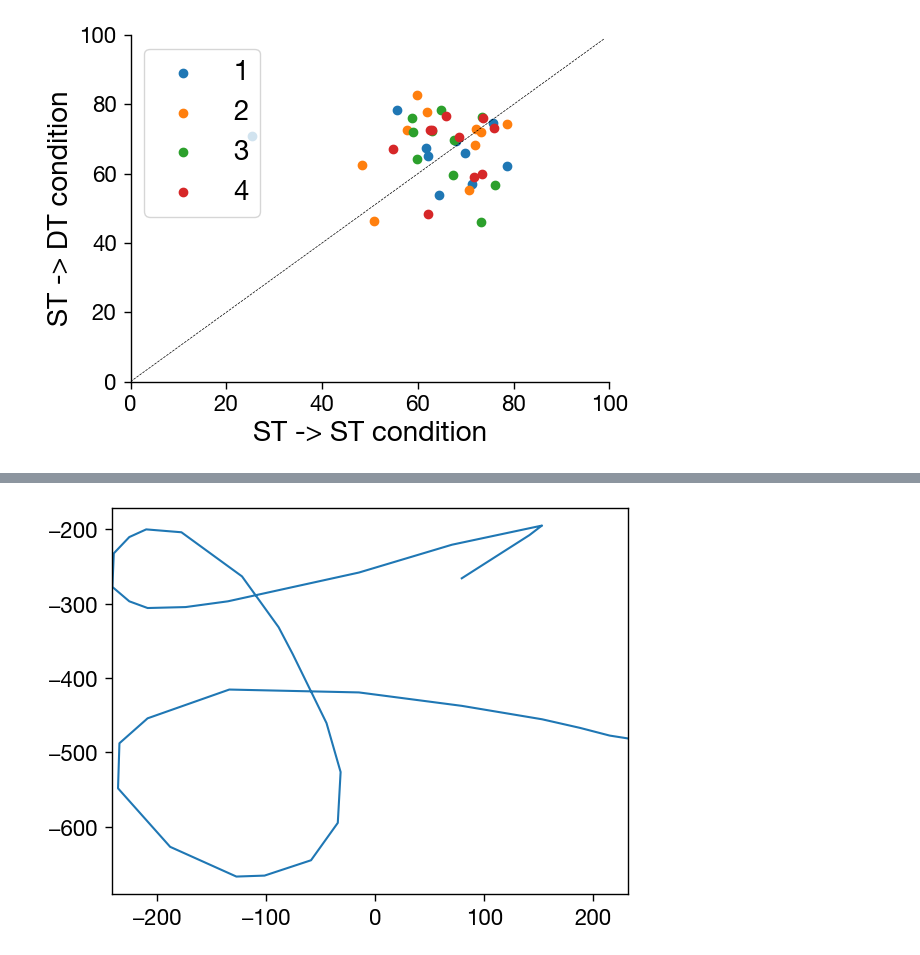
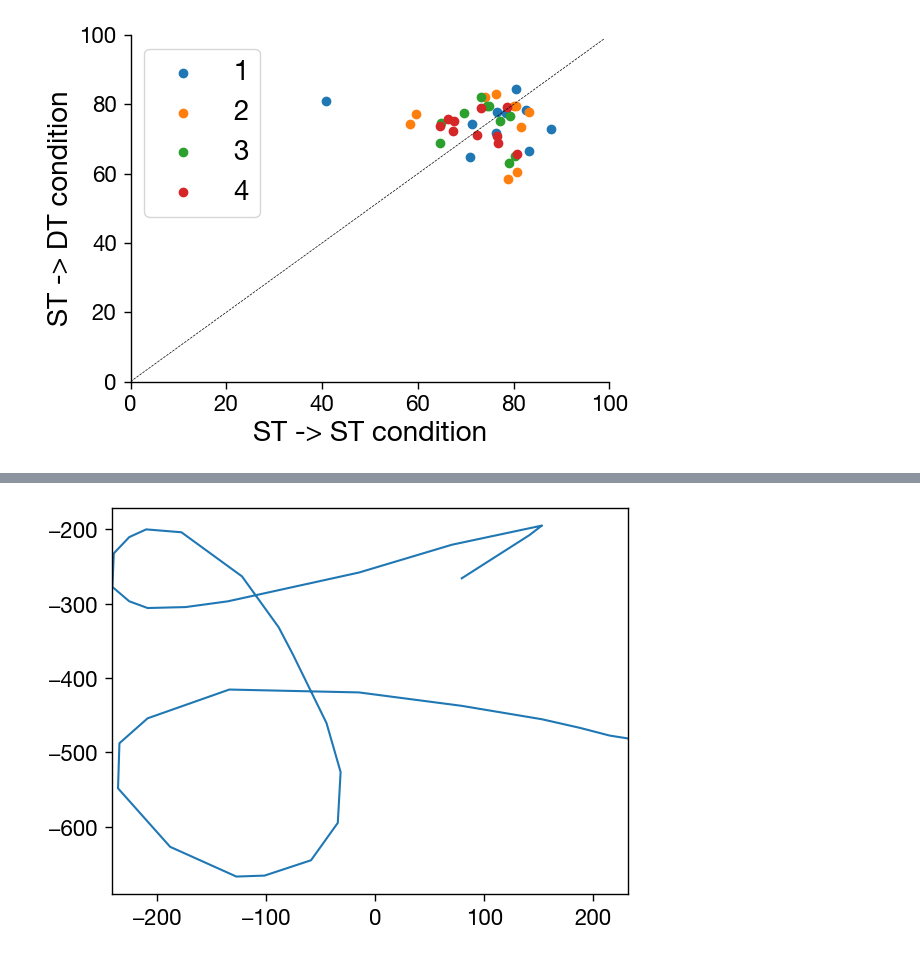
Before and after one commit to lzil/intentional-patterns, a Jupyter notebook: analysis/look_v2.ipynb, the cells around one changed output, grey strips where cells are left out. Saved outputs shown, nothing was run; the diff lists cells and outputs as text; code cells hidden in the pictures.

Commit message:
Mostly complete v3_tablet task, new figures

```diff
--- a/analysis/look_v2.ipynb
+++ b/analysis/look_v2.ipynb
@@ -100,0 +173,25 @@ NameError: name 'difs' is not defined
+# %%
+for i in range(1,5):
+    uz1 = np.asarray(list(zip(*pdata_stats_c1_p3[i]))).flatten()
+    uz2 = np.asarray(list(zip(*pdata_stats_c2_p3[i]))).flatten()
+    uz1_mean = np.mean(uz1)
+    uz2_mean = np.mean(uz2)
+    uz1_ints = st.norm.interval(confidence=0.90,
+                 loc=np.mean(uz1),
+                 scale=st.sem(uz1))
+    uz2_ints = st.norm.interval(confidence=0.90,
+                 loc=np.mean(uz2),
+                 scale=st.sem(uz2))
+    plt.errorbar(uz1_mean, uz2_mean,
+                 xerr=np.asarray([uz1_mean - uz1_ints[0], uz1_ints[1] - uz1_mean]).reshape(2,1),
+                 yerr=np.asarray([uz2_mean - uz2_ints[0], uz2_ints[1] - uz2_mean]).reshape(2,1),
+                 capsize=5, marker='o', label=i)
+
+plt.xlim([0,400])
+plt.ylim([0,400])
+plt.xlabel('c1 frechet distance')
+plt.ylabel('c2 frechet distance')
+plt.legend()
+plt.plot(np.arange(400), np.arange(400), lw=.5, ls='--', c='black')
+fig_format.hide_frame(plt.gca())
+plt.show()
@@ -100,0 +254,14 @@ NameError: name 'difs' is not defined
+# %%
+for i in range(1,5):
+  uz1 = list(zip(*pdata_stats_c1[i]))
+  uz2 = list(zip(*pdata_stats_c2[i]))
+  plt.scatter(uz1[0], uz2[0], label=i)
+
+plt.xlim([0,400])
+plt.ylim([0,400])
+plt.xlabel('c1 frechet distance')
+plt.ylabel('c2 frechet distance')
+plt.plot(np.arange(400), np.arange(400), lw=.5, ls='--', c='black')
+plt.legend()
+fig_format.hide_frame(plt.gca())
+plt.show()
@@ -101,21 +270,21 @@ NameError: name 'difs' is not defined
 # %%
 # 0 is learn
 # 1 is st/dt
 # 2 is test
 # 3 is bonus
 
 for i in range(1,5):
-  uz2 = list(zip(*difs_c1[i]))
-  uz1 = list(zip(*difs_c2[i]))
-  plt.scatter(uz1[3], uz2[3], label=i)
+    uz1 = list(zip(*difs_c1[i]))
+    uz2 = list(zip(*difs_c2[i]))
+    plt.scatter(uz1[1], uz2[1], label=i)
 
 plt.xlim([0,100])
 plt.ylim([0,100])
 plt.xlabel('ST -> ST condition')
 plt.ylabel('ST -> DT condition')
 plt.plot(np.arange(100), np.arange(100), lw=.5, ls='--', c='black')
 plt.legend()
 fig_format.hide_frame(plt.gca())
 plt.show()
 # %% [output]
-[figure, old version]
+[figure, new version]
```
Also changed, not shown: parts of 15 cells of this notebook, 29 other files.
